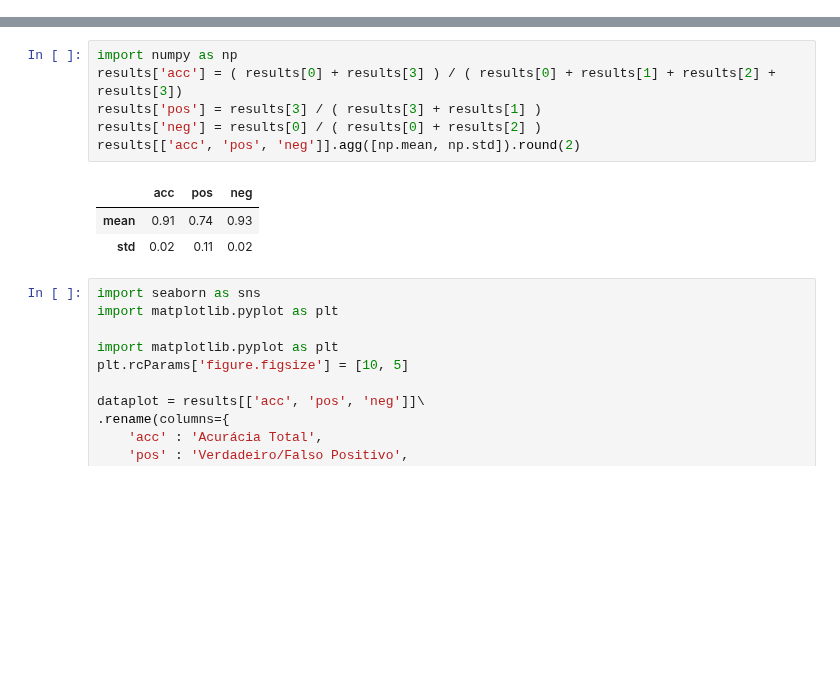
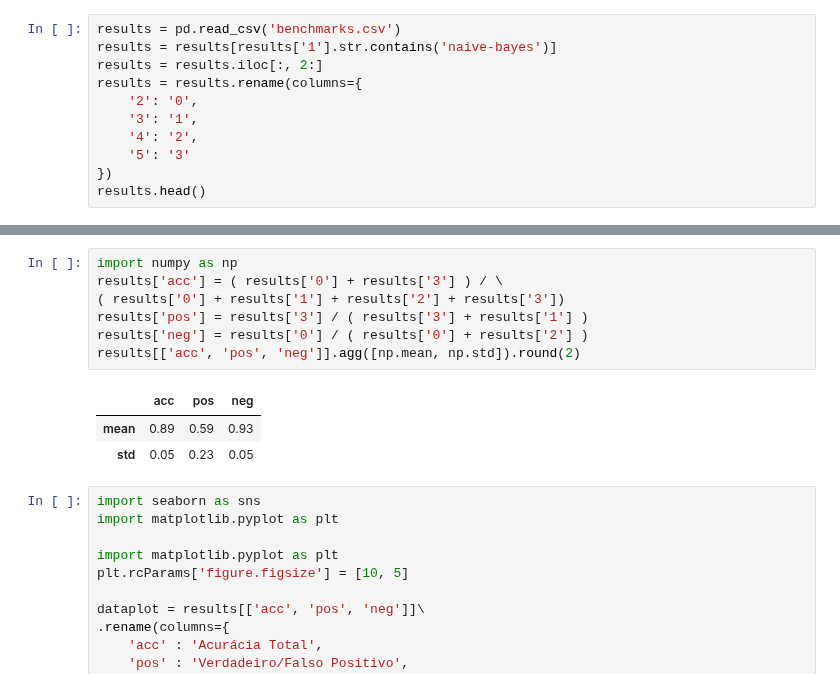
Before and after one commit to luanagbmartins/inteligencia-artificial, a Jupyter notebook: Testes/Untitled.ipynb, the cells around one changed output, grey strips where cells are left out. Cells and saved outputs as stored; diff of their text form; blank space fills up the shorter version.

```diff
--- a/Testes/Untitled.ipynb
+++ b/Testes/Untitled.ipynb
@@ -17,0 +18,11 @@ results = pd.DataFrame(results)
+# %%
+results = pd.read_csv('benchmarks.csv')
+results = results[results['1'].str.contains('naive-bayes')]
+results = results.iloc[:, 2:]
+results = results.rename(columns={
+    '2': '0',
+    '3': '1',
+    '4': '2',
+    '5': '3'
+})
+results.head()
@@ -18,13 +36,14 @@ results = pd.DataFrame(results)
 # %%
 import numpy as np
-results['acc'] = ( results[0] + results[3] ) / ( results[0] + results[1] + results[2] + results[3])
-results['pos'] = results[3] / ( results[3] + results[1] )
-results['neg'] = results[0] / ( results[0] + results[2] )
+results['acc'] = ( results['0'] + results['3'] ) / \
+( results['0'] + results['1'] + results['2'] + results['3'])
+results['pos'] = results['3'] / ( results['3'] + results['1'] )
+results['neg'] = results['0'] / ( results['0'] + results['2'] )
 results[['acc', 'pos', 'neg']].agg([np.mean, np.std]).round(2)
 # %% [output]
 |  | acc | pos | neg |
-| mean | 0.91 | 0.74 | 0.93 |
-| std | 0.02 | 0.11 | 0.02 |
+| mean | 0.89 | 0.59 | 0.93 |
+| std | 0.05 | 0.23 | 0.05 |
 # %%
 import seaborn as sns
 import matplotlib.pyplot as plt
```
Also changed, not shown: parts of 4 cells of this notebook, 9 other files.
